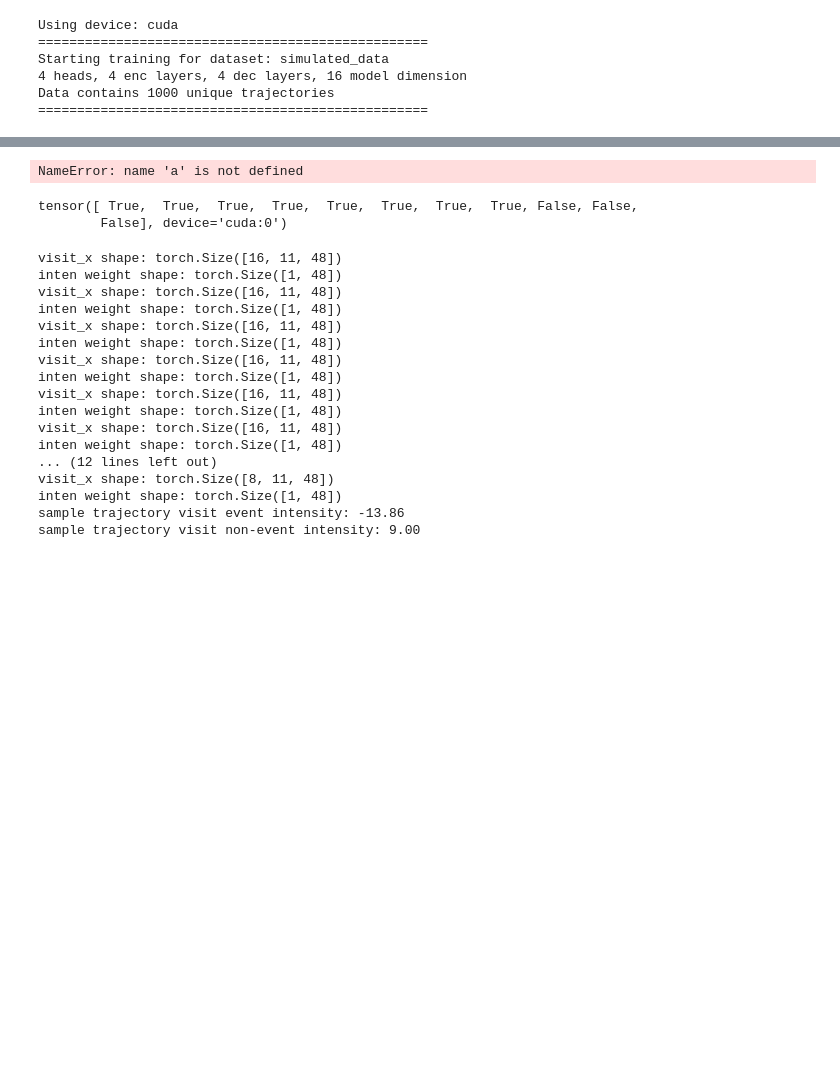
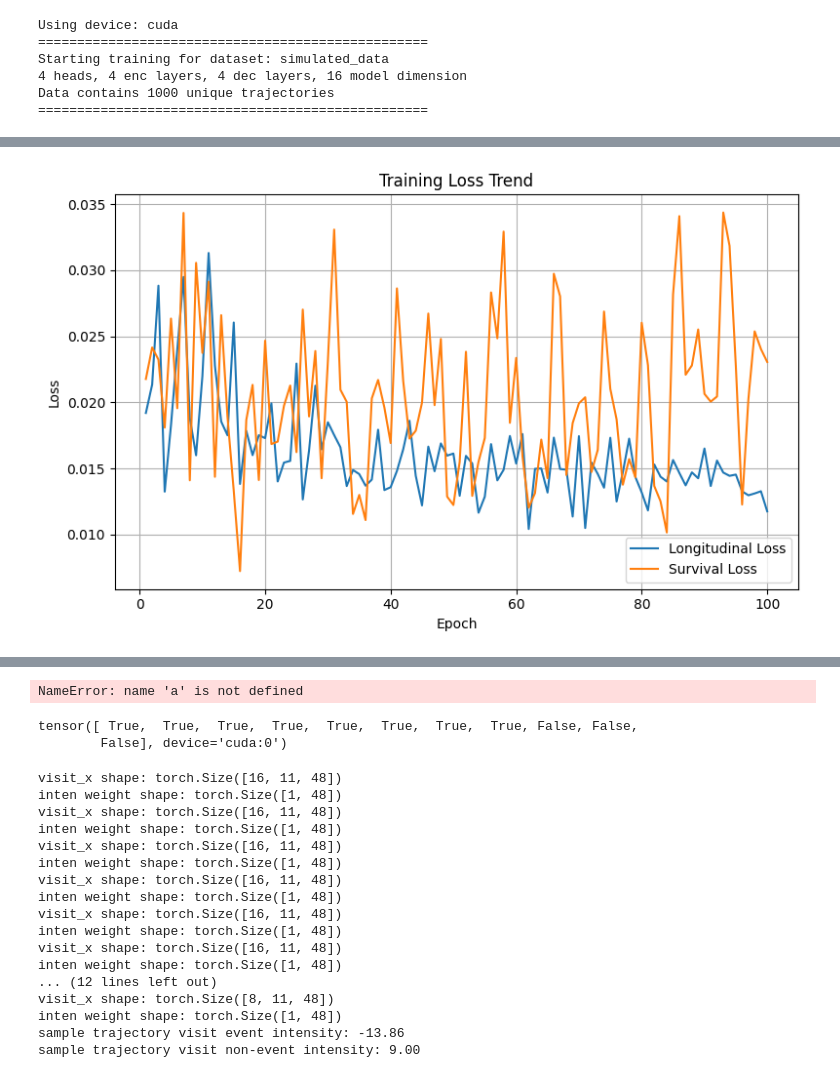
Before and after one commit to smao027/poj1, a Jupyter notebook: LSRtest.ipynb, the cells around one changed output, grey strips where cells are left out. Cells and saved outputs as stored; diff of their text form; code cells hidden in the pictures; blank space fills up the shorter version.

```diff
--- a/LSRtest.ipynb
+++ b/LSRtest.ipynb
@@ -95,7 +95,7 @@ Data contains 1000 unique trajectories
 ==================================================
 # %%
 from transformerlsr import TransformerLSR
-from LSRfunctions import long_loss_LSR  # replace with your actual loss
+from LSRfunctions import long_loss_LSR
 from LSRfunctions import get_tensors
 from util import surv_loss_lsr
 import warnings
@@ -118,7 +118,7 @@ batch_size = args.batch_size
 curr_best = 100000000
 
 
-n_epoch = 1
+n_epoch = 100
 for epoch in range(n_epoch):
     print("=" * 50)
     print(f"Epoch {epoch + 1}/{n_epoch}")
@@ -143,7 +143,7 @@ for epoch in range(n_epoch):
         batch = get_tensors(batch_data, long=Y_str_list, device=device)
 
         # Forward pass
-        long_preds, visit_inten, surv_inten = model(batch)
+        long_preds, surv_inten = model(batch)
 
         # Loss computation
         loss1, full_loss1, num_tokens = long_loss(long_preds, batch)
@@ -171,0 +184,70 @@ Avg training loss per token: 0.0224
+# %%
+import matplotlib.pyplot as plt
+import os
+n_epoch = 100
+
+# Store per-epoch losses for plotting
+long_losses = []
+surv_losses = []
+
+for epoch in range(n_epoch):
+    print("=" * 50)
+    print(f"Epoch {epoch + 1}/{n_epoch}")
+    print("=" * 50)
+
+    model = model.train()
+    running_loss = 0
+    tokens = 0
+
+    # Shuffle IDs
+    train_id = np.random.permutation(train_id)
+    vali_id = np.random.permutation(vali_id)
+
+    for batch in range(0, len(train_id), args.batch_size):
+        optimizer.zero_grad()
+
+        # Get batch data
+        indices = train_id[batch:batch + args.batch_size]
+        batch_data = train_data[train_data["id"].isin(indices)].copy()
+
+        # Prepare tensors
+        batch = get_tensors(batch_data, long=Y_str_list, device=device)
+
+        # Forward pass
+        long_preds, surv_inten = model(batch)
+
+        # Loss computation
+        loss1, full_loss1, num_tokens = long_loss(long_preds, batch)
+        loss2, full_loss2 = surv_loss_lsr(surv_inten, batch)
+
+        # Combined loss
+        loss = loss1 + args.surv_weight * loss2
+        loss.backward()
+        optimizer.step()
+
+        running_loss += (full_loss1 +  full_loss2).item()
+        tokens += num_tokens
+
+    # Epoch stats
+    train_show = running_loss / tokens
+    print(f"Avg training loss per token: {train_show:.4f}")
+    print(f"  long loss  : {loss1.item():.4f}")
+    print(f"  surv loss  : {loss2.item():.4f}")
+
+    # Save losses for plotting
+    long_losses.append(loss1.item())
+    surv_losses.append((args.surv_weight * loss2).item())
+
+# After training: plot loss curves
+plt.figure(figsize=(8, 5))
+plt.plot(range(1, n_epoch + 1), long_losses, label='Longitudinal Loss')
+plt.plot(range(1, n_epoch + 1), surv_losses, label='Survival Loss')
+plt.xlabel('Epoch')
+plt.ylabel('Loss')
+plt.title('Training Loss Trend')
+plt.legend()
+plt.grid(True)
+plt.tight_layout()
+plt.savefig("plots/loss_trend.png")
+plt.show()
+# %% [output]
@@ -171,0 +271 @@ Avg training loss per token: 0.0224
+[figure, added]
```
Also changed, not shown: parts of 3 cells of this notebook, 22 other files.
